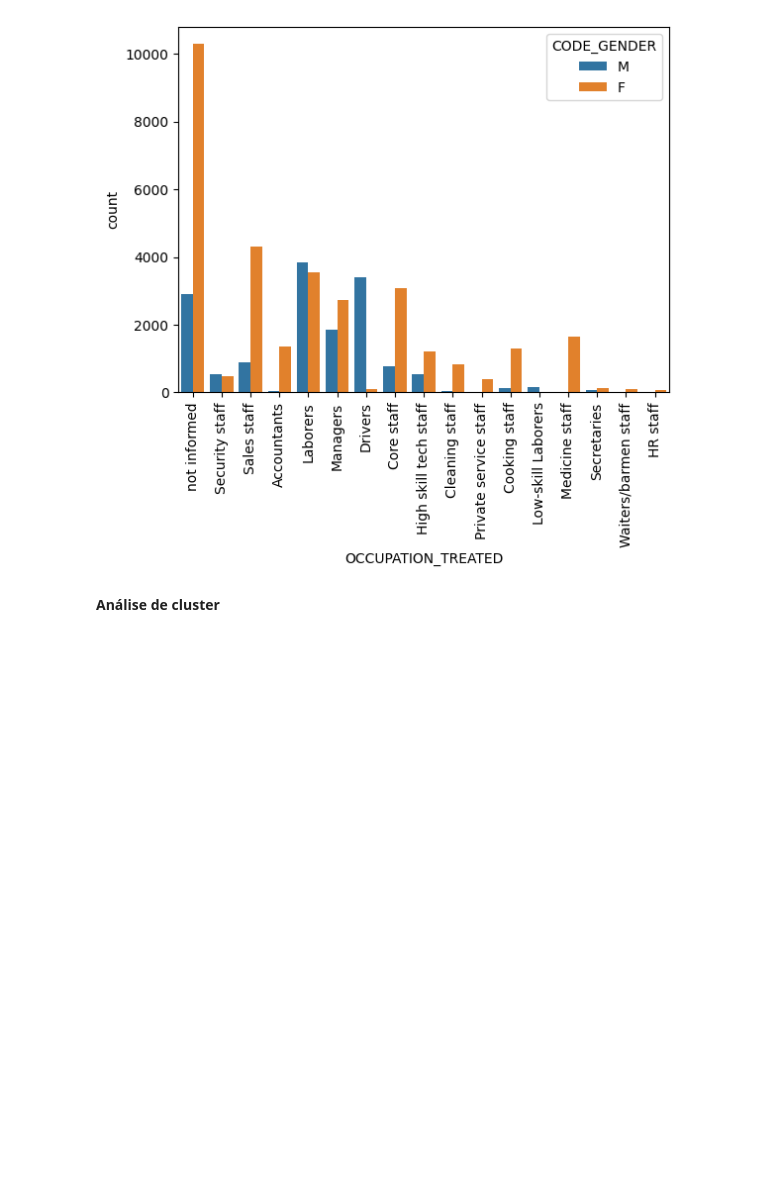
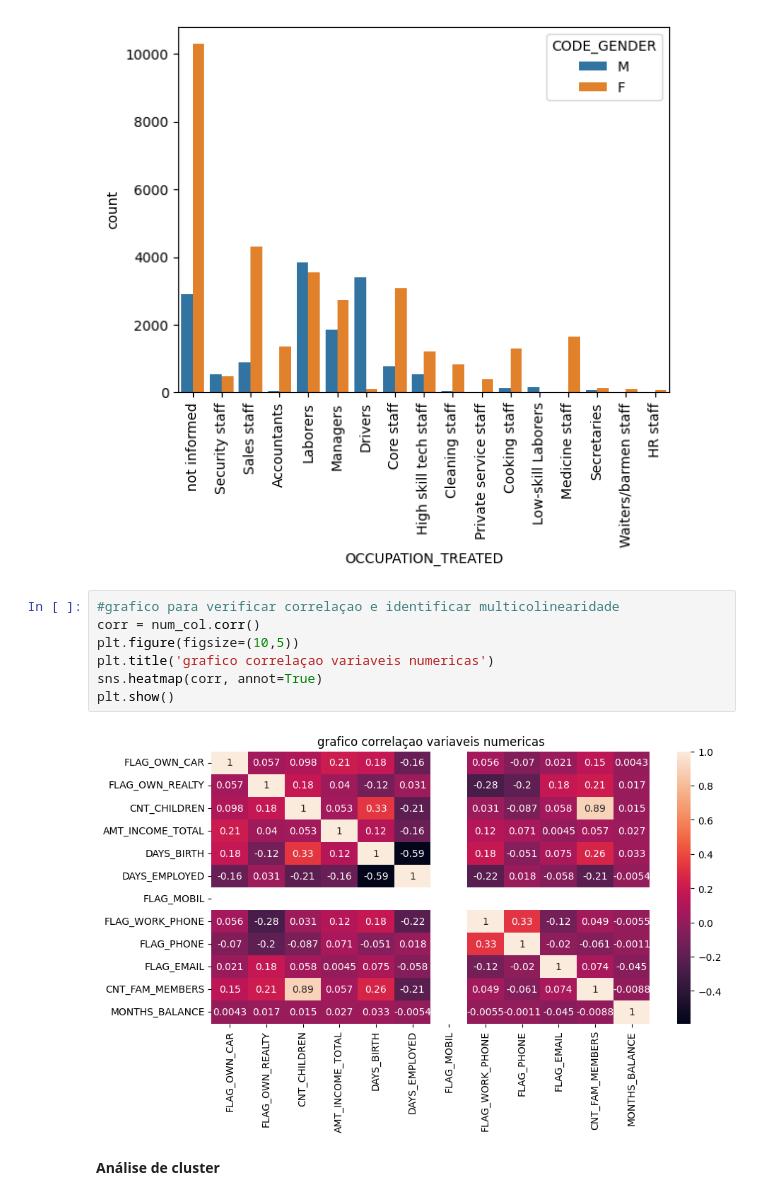
Before and after one commit to WesleySouza13/Projeto-Risco-de-Cr-dito-, a Jupyter notebook: notebooks/notebook.ipynb, the cells around one changed output. Cells and saved outputs as stored; diff of their text form; blank space fills up the shorter version.

```diff
--- a/notebooks/notebook.ipynb
+++ b/notebooks/notebook.ipynb
@@ -308,6 +308,15 @@ plt.xticks(rotation=90)
 plt.show()
 # %% [output]
 [figure]
+# %%
+#grafico para verificar correlaçao e identificar multicolinearidade
+corr = num_col.corr()
+plt.figure(figsize=(10,5))
+plt.title('grafico correlaçao variaveis numericas')
+sns.heatmap(corr, annot=True)
+plt.show()
+# %% [output]
+[figure, added]
 # %% [markdown]
 **Análise de cluster**
 # %% [markdown]
```
Also changed, not shown: 1 other file.
